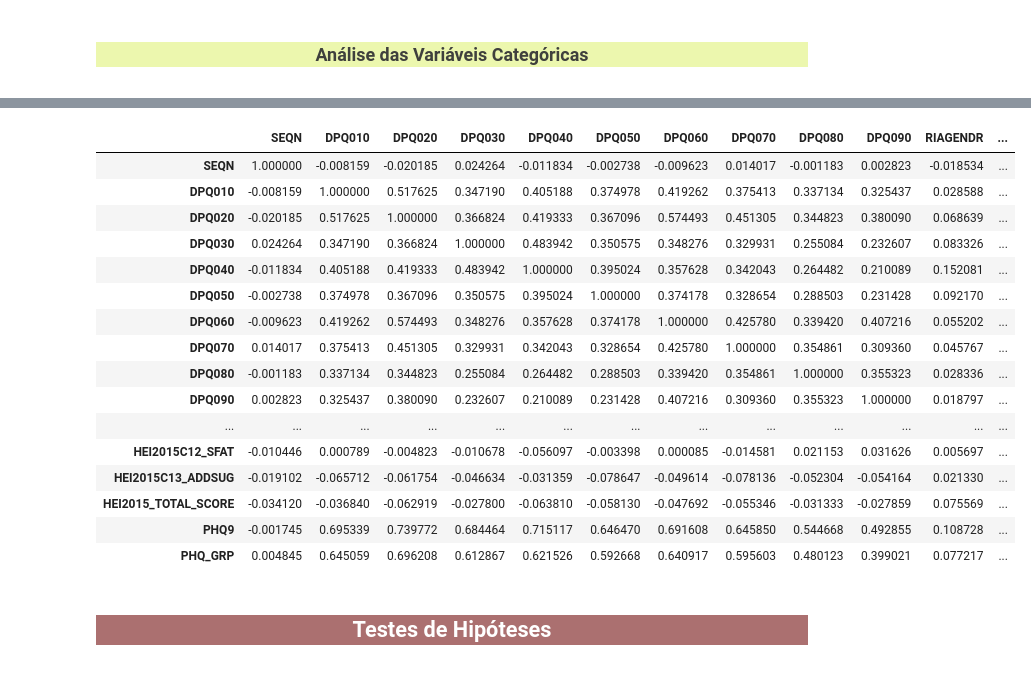
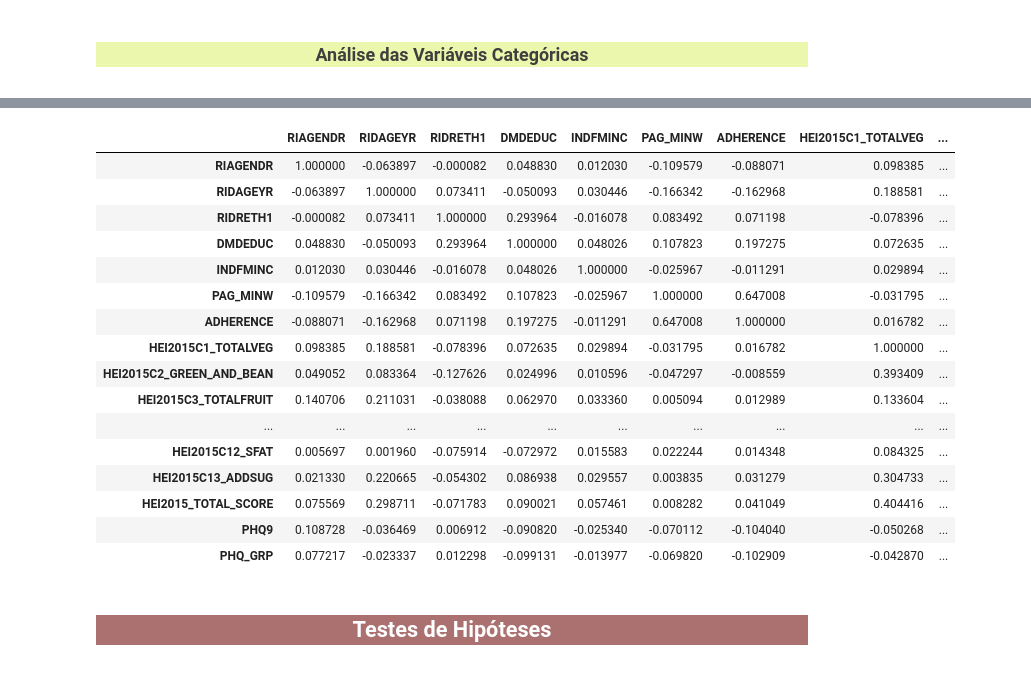
Before and after one commit to Oseiasdfarias/Case-Analise-Depressao, a Jupyter notebook: notebooks/Case-Analise-Depressao.ipynb, the cells around one changed output, grey strips where cells are left out. Saved outputs shown, nothing was run; the diff lists cells and outputs as text; code cells hidden in the pictures.

```diff
--- a/notebooks/Case-Analise-Depressao.ipynb
+++ b/notebooks/Case-Analise-Depressao.ipynb
@@ -793,23 +804,26 @@ plt.show()
 # %%
-df_phd_hei.corr().style.background_gradient(cmap='Blues')
+(df_phd_hei
+ [df_phd_hei.columns[10:]]
+ .corr()
+ .style.background_gradient(cmap='Blues'))
 # %% [output]
-|  | SEQN | DPQ010 | DPQ020 | DPQ030 | DPQ040 | DPQ050 | DPQ060 | DPQ070 | DPQ080 | DPQ090 | RIAGENDR | ... |
-| SEQN | 1.000000 | -0.008159 | -0.020185 | 0.024264 | -0.011834 | -0.002738 | -0.009623 | 0.014017 | -0.001183 | 0.002823 | -0.018534 | ... |
-| DPQ010 | -0.008159 | 1.000000 | 0.517625 | 0.347190 | 0.405188 | 0.374978 | 0.419262 | 0.375413 | 0.337134 | 0.325437 | 0.028588 | ... |
-| DPQ020 | -0.020185 | 0.517625 | 1.000000 | 0.366824 | 0.419333 | 0.367096 | 0.574493 | 0.451305 | 0.344823 | 0.380090 | 0.068639 | ... |
-| DPQ030 | 0.024264 | 0.347190 | 0.366824 | 1.000000 | 0.483942 | 0.350575 | 0.348276 | 0.329931 | 0.255084 | 0.232607 | 0.083326 | ... |
-| DPQ040 | -0.011834 | 0.405188 | 0.419333 | 0.483942 | 1.000000 | 0.395024 | 0.357628 | 0.342043 | 0.264482 | 0.210089 | 0.152081 | ... |
-| DPQ050 | -0.002738 | 0.374978 | 0.367096 | 0.350575 | 0.395024 | 1.000000 | 0.374178 | 0.328654 | 0.288503 | 0.231428 | 0.092170 | ... |
-| DPQ060 | -0.009623 | 0.419262 | 0.574493 | 0.348276 | 0.357628 | 0.374178 | 1.000000 | 0.425780 | 0.339420 | 0.407216 | 0.055202 | ... |
-| DPQ070 | 0.014017 | 0.375413 | 0.451305 | 0.329931 | 0.342043 | 0.328654 | 0.425780 | 1.000000 | 0.354861 | 0.309360 | 0.045767 | ... |
-| DPQ080 | -0.001183 | 0.337134 | 0.344823 | 0.255084 | 0.264482 | 0.288503 | 0.339420 | 0.354861 | 1.000000 | 0.355323 | 0.028336 | ... |
-| DPQ090 | 0.002823 | 0.325437 | 0.380090 | 0.232607 | 0.210089 | 0.231428 | 0.407216 | 0.309360 | 0.355323 | 1.000000 | 0.018797 | ... |
-| ... | ... | ... | ... | ... | ... | ... | ... | ... | ... | ... | ... | ... |
-| HEI2015C12_SFAT | -0.010446 | 0.000789 | -0.004823 | -0.010678 | -0.056097 | -0.003398 | 0.000085 | -0.014581 | 0.021153 | 0.031626 | 0.005697 | ... |
-| HEI2015C13_ADDSUG | -0.019102 | -0.065712 | -0.061754 | -0.046634 | -0.031359 | -0.078647 | -0.049614 | -0.078136 | -0.052304 | -0.054164 | 0.021330 | ... |
-| HEI2015_TOTAL_SCORE | -0.034120 | -0.036840 | -0.062919 | -0.027800 | -0.063810 | -0.058130 | -0.047692 | -0.055346 | -0.031333 | -0.027859 | 0.075569 | ... |
-| PHQ9 | -0.001745 | 0.695339 | 0.739772 | 0.684464 | 0.715117 | 0.646470 | 0.691608 | 0.645850 | 0.544668 | 0.492855 | 0.108728 | ... |
-| PHQ_GRP | 0.004845 | 0.645059 | 0.696208 | 0.612867 | 0.621526 | 0.592668 | 0.640917 | 0.595603 | 0.480123 | 0.399021 | 0.077217 | ... |
+|  | RIAGENDR | RIDAGEYR | RIDRETH1 | DMDEDUC | INDFMINC | PAG_MINW | ADHERENCE | HEI2015C1_TOTALVEG | ... |
+| RIAGENDR | 1.000000 | -0.063897 | -0.000082 | 0.048830 | 0.012030 | -0.109579 | -0.088071 | 0.098385 | ... |
+| RIDAGEYR | -0.063897 | 1.000000 | 0.073411 | -0.050093 | 0.030446 | -0.166342 | -0.162968 | 0.188581 | ... |
+| RIDRETH1 | -0.000082 | 0.073411 | 1.000000 | 0.293964 | -0.016078 | 0.083492 | 0.071198 | -0.078396 | ... |
+| DMDEDUC | 0.048830 | -0.050093 | 0.293964 | 1.000000 | 0.048026 | 0.107823 | 0.197275 | 0.072635 | ... |
+| INDFMINC | 0.012030 | 0.030446 | -0.016078 | 0.048026 | 1.000000 | -0.025967 | -0.011291 | 0.029894 | ... |
+| PAG_MINW | -0.109579 | -0.166342 | 0.083492 | 0.107823 | -0.025967 | 1.000000 | 0.647008 | -0.031795 | ... |
+| ADHERENCE | -0.088071 | -0.162968 | 0.071198 | 0.197275 | -0.011291 | 0.647008 | 1.000000 | 0.016782 | ... |
+| HEI2015C1_TOTALVEG | 0.098385 | 0.188581 | -0.078396 | 0.072635 | 0.029894 | -0.031795 | 0.016782 | 1.000000 | ... |
+| HEI2015C2_GREEN_AND_BEAN | 0.049052 | 0.083364 | -0.127626 | 0.024996 | 0.010596 | -0.047297 | -0.008559 | 0.393409 | ... |
+| HEI2015C3_TOTALFRUIT | 0.140706 | 0.211031 | -0.038088 | 0.062970 | 0.033360 | 0.005094 | 0.012989 | 0.133604 | ... |
+| ... | ... | ... | ... | ... | ... | ... | ... | ... | ... |
+| HEI2015C12_SFAT | 0.005697 | 0.001960 | -0.075914 | -0.072972 | 0.015583 | 0.022244 | 0.014348 | 0.084325 | ... |
+| HEI2015C13_ADDSUG | 0.021330 | 0.220665 | -0.054302 | 0.086938 | 0.029557 | 0.003835 | 0.031279 | 0.304733 | ... |
+| HEI2015_TOTAL_SCORE | 0.075569 | 0.298711 | -0.071783 | 0.090021 | 0.057461 | 0.008282 | 0.041049 | 0.404416 | ... |
+| PHQ9 | 0.108728 | -0.036469 | 0.006912 | -0.090820 | -0.025340 | -0.070112 | -0.104040 | -0.050268 | ... |
+| PHQ_GRP | 0.077217 | -0.023337 | 0.012298 | -0.099131 | -0.013977 | -0.069820 | -0.102909 | -0.042870 | ... |
 # %% [markdown]
 <center> <h2 style="background-color:#AB7070; color:white; font-weight: bold" >Testes de Hipóteses</h2></center>
 # %% [markdown]
```
Also changed, not shown: parts of 1 cell of this notebook.
